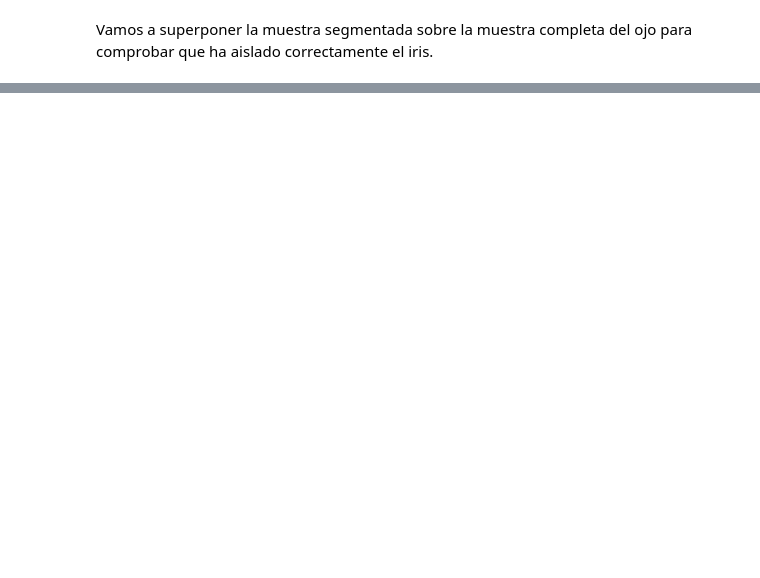
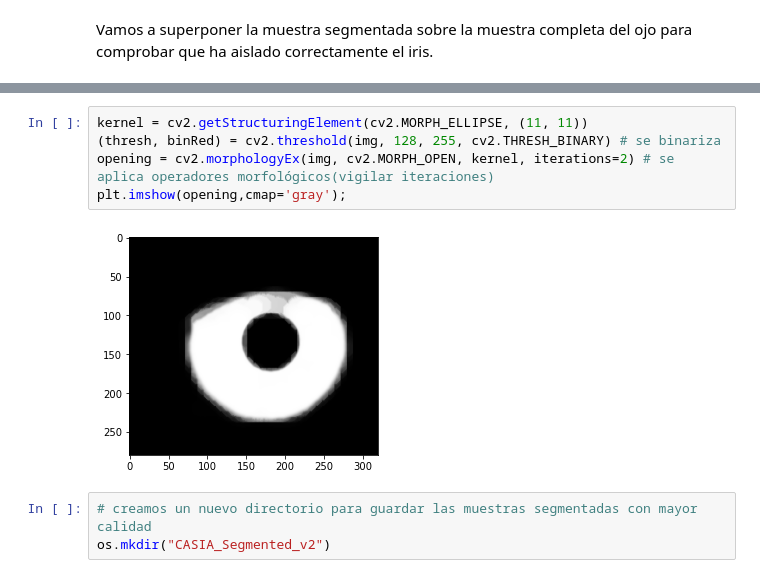
Before and after one commit to dbo1001/UBU-TFG-iris_classifier, a Jupyter notebook: notebooks/#5 Red U-Net.ipynb, the cells around one changed output, grey strips where cells are left out. Cells and saved outputs as stored; diff of their text form; blank space fills up the shorter version.

```diff
--- a/notebooks/#5 Red U-Net.ipynb
+++ b/notebooks/#5 Red U-Net.ipynb
@@ -156,0 +185,10 @@ Vamos a superponer la muestra segmentada sobre la muestra completa del ojo para
+# %%
+kernel = cv2.getStructuringElement(cv2.MORPH_ELLIPSE, (11, 11))
+(thresh, binRed) = cv2.threshold(img, 128, 255, cv2.THRESH_BINARY) # se binariza
+opening = cv2.morphologyEx(img, cv2.MORPH_OPEN, kernel, iterations=2) # se aplica operadores morfológicos(vigilar iteraciones)
+plt.imshow(opening,cmap='gray');
+# %% [output]
+[figure, added]
+# %%
+# creamos un nuevo directorio para guardar las muestras segmentadas con mayor calidad
+os.mkdir("CASIA_Segmented_v2")
```
Also changed, not shown: parts of 12 cells of this notebook.
